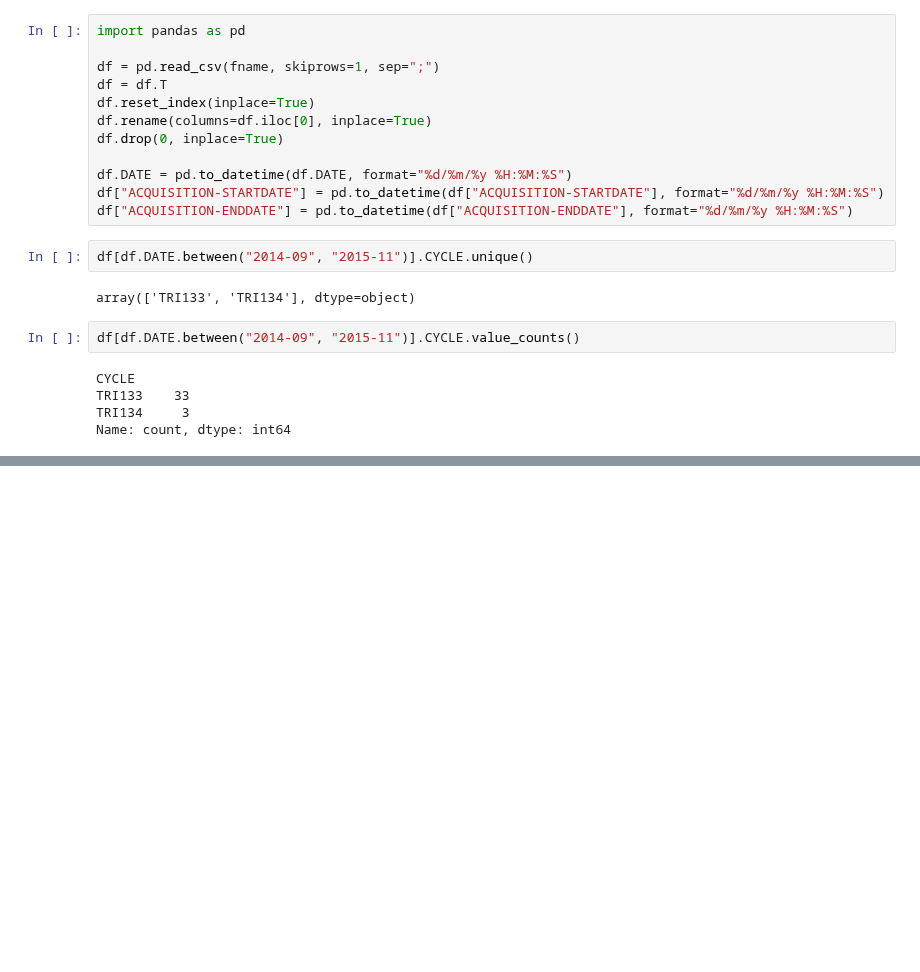
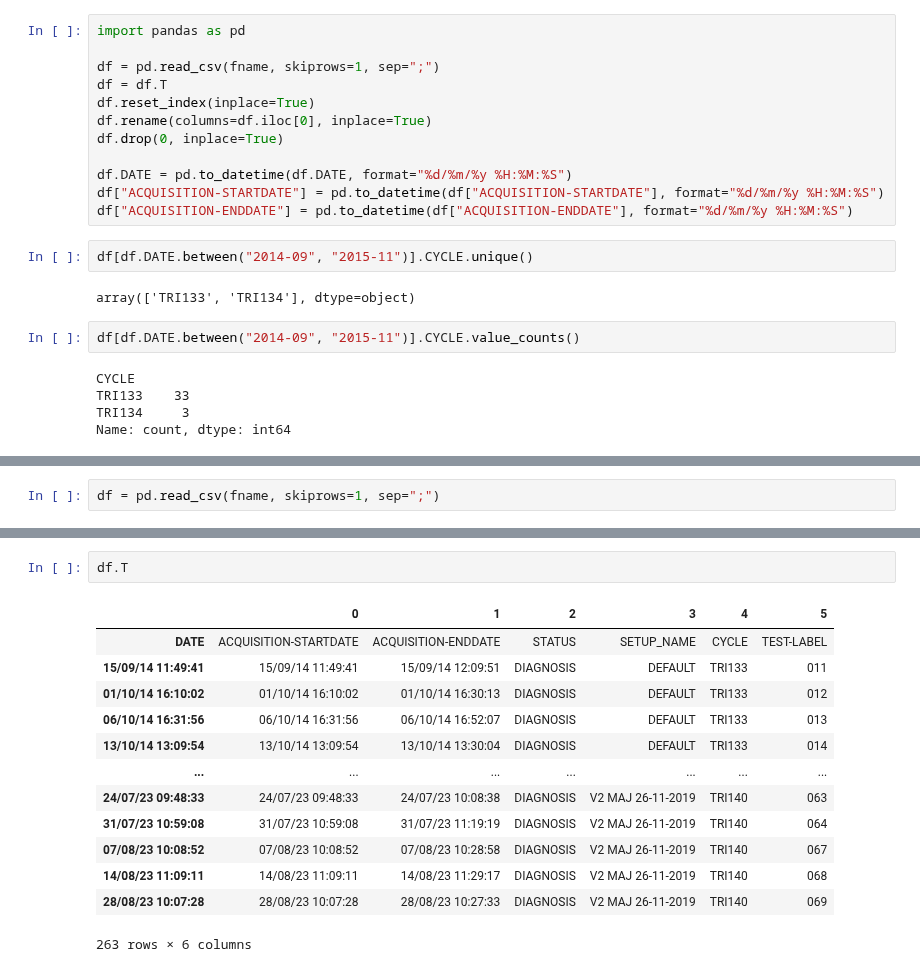
Before and after one commit to oh-ce-cours/pya_cv_septembre_2023, a Jupyter notebook: tape_en_cours/Jour 3 - bonus CSV.ipynb, the cells around one changed output, grey strips where cells are left out. Drawn from its saved outputs; the diff is of its cells as text; blank space fills up the shorter version.

```diff
--- a/tape_en_cours/Jour 3 - bonus CSV.ipynb
+++ b/tape_en_cours/Jour 3 - bonus CSV.ipynb
@@ -130,0 +134,2 @@ df[df.DATE.between("2014-09", "2015-11")].CYCLE.value_counts().plot(kind="pie")
+# %%
+df = pd.read_csv(fname, skiprows=1, sep=";")
@@ -130,0 +147,16 @@ df[df.DATE.between("2014-09", "2015-11")].CYCLE.value_counts().plot(kind="pie")
+# %%
+df.T
+# %% [output]
+|  | 0 | 1 | 2 | 3 | 4 | 5 |
+| DATE | ACQUISITION-STARTDATE | ACQUISITION-ENDDATE | STATUS | SETUP_NAME | CYCLE | TEST-LABEL |
+| 15/09/14 11:49:41 | 15/09/14 11:49:41 | 15/09/14 12:09:51 | DIAGNOSIS | DEFAULT | TRI133 | 011 |
+| 01/10/14 16:10:02 | 01/10/14 16:10:02 | 01/10/14 16:30:13 | DIAGNOSIS | DEFAULT | TRI133 | 012 |
+| 06/10/14 16:31:56 | 06/10/14 16:31:56 | 06/10/14 16:52:07 | DIAGNOSIS | DEFAULT | TRI133 | 013 |
+| 13/10/14 13:09:54 | 13/10/14 13:09:54 | 13/10/14 13:30:04 | DIAGNOSIS | DEFAULT | TRI133 | 014 |
+| ... | ... | ... | ... | ... | ... | ... |
+| 24/07/23 09:48:33 | 24/07/23 09:48:33 | 24/07/23 10:08:38 | DIAGNOSIS | V2 MAJ 26-11-2019 | TRI140 | 063 |
+| 31/07/23 10:59:08 | 31/07/23 10:59:08 | 31/07/23 11:19:19 | DIAGNOSIS | V2 MAJ 26-11-2019 | TRI140 | 064 |
+| 07/08/23 10:08:52 | 07/08/23 10:08:52 | 07/08/23 10:28:58 | DIAGNOSIS | V2 MAJ 26-11-2019 | TRI140 | 067 |
+| 14/08/23 11:09:11 | 14/08/23 11:09:11 | 14/08/23 11:29:17 | DIAGNOSIS | V2 MAJ 26-11-2019 | TRI140 | 068 |
+| 28/08/23 10:07:28 | 28/08/23 10:07:28 | 28/08/23 10:27:33 | DIAGNOSIS | V2 MAJ 26-11-2019 | TRI140 | 069 |
+263 rows × 6 columns
```
Also changed, not shown: parts of 2 cells of this notebook.
